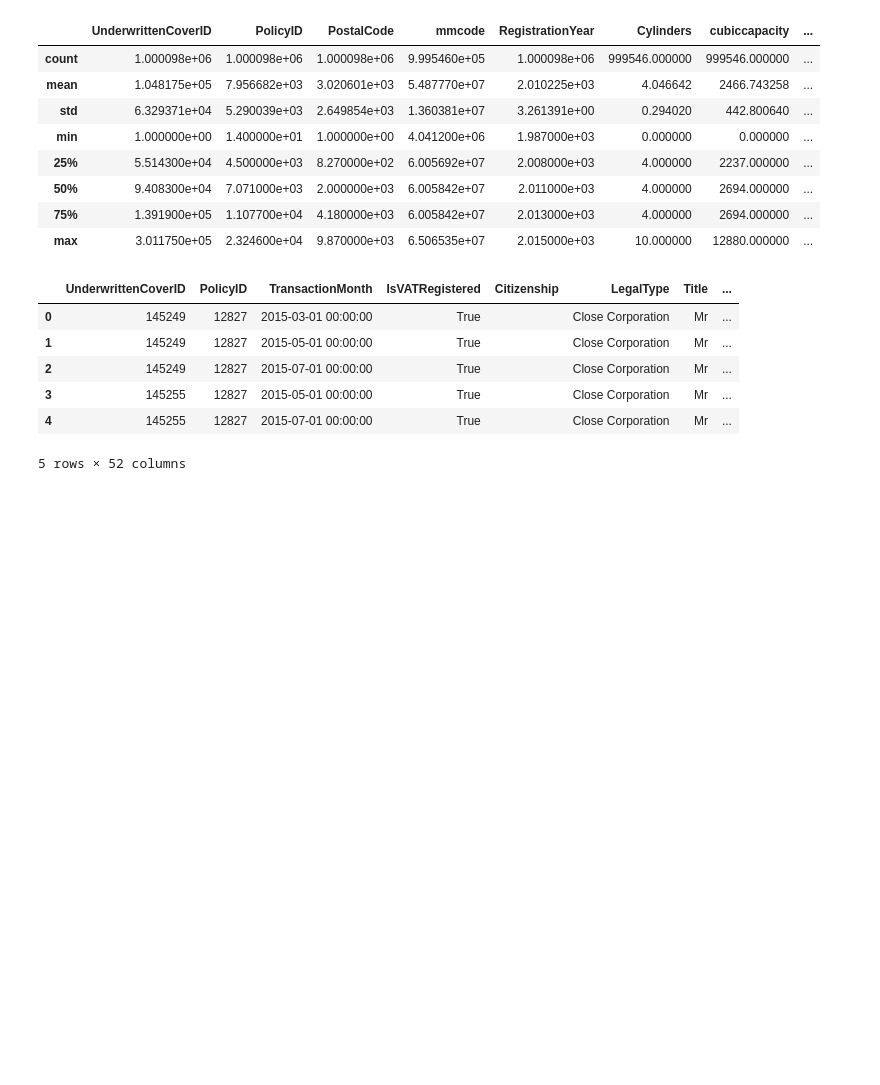
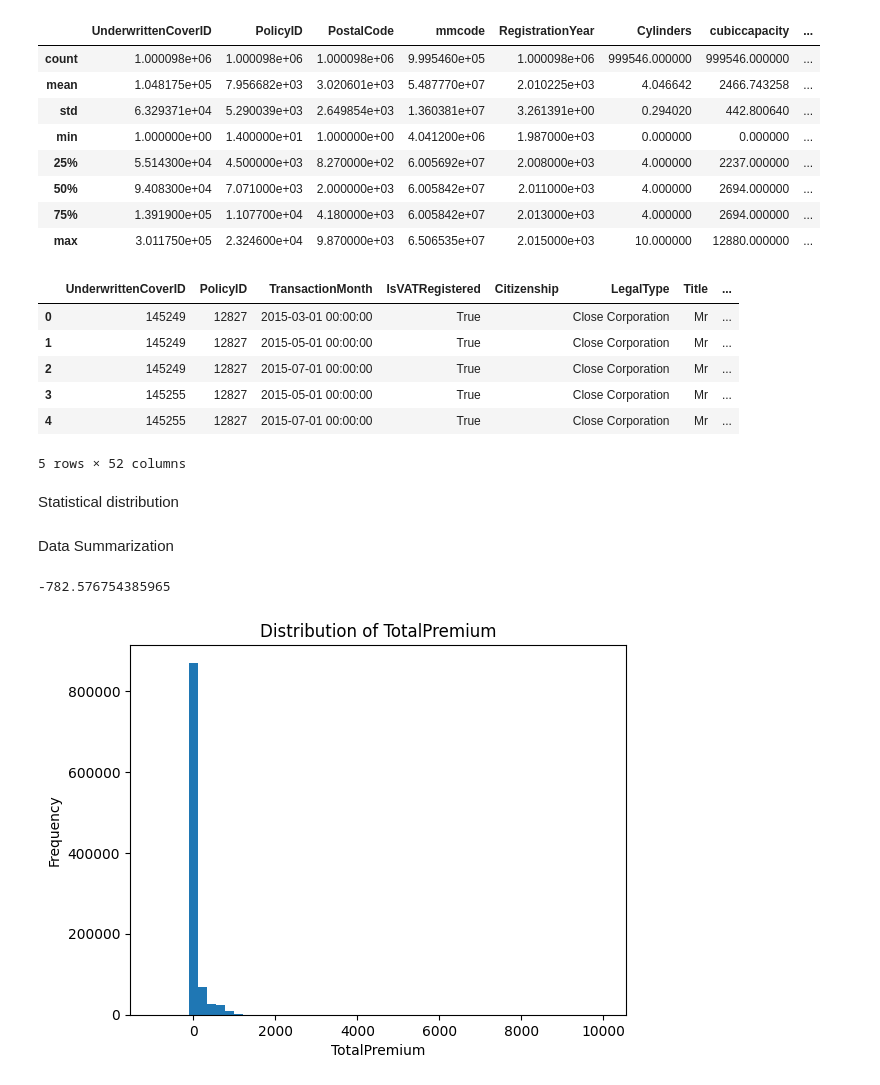
Before and after one commit to KokebBenti/Insurance-Risk-Analytics-Predictive-Modeling, a Jupyter notebook: notebooks/EDA.ipynb, the cells around one changed output. Saved outputs shown, nothing was run; the diff lists cells and outputs as text; code cells hidden in the pictures; blank space fills up the shorter version.

```diff
--- a/notebooks/EDA.ipynb
+++ b/notebooks/EDA.ipynb
@@ -24,3 +27,21 @@ df.head()
 | 3 | 145255 | 12827 | 2015-05-01 00:00:00 | True |  | Close Corporation | Mr | ... |
 | 4 | 145255 | 12827 | 2015-07-01 00:00:00 | True |  | Close Corporation | Mr | ... |
 5 rows × 52 columns
+# %% [markdown]
+Statistical distribution
+# %% [markdown]
+Data Summarization
+# %%
+df['TotalPremium'].min()
+# %% [output]
+-782.576754385965
+# %%
+# statistical distribution for Total Premium
+import matplotlib.pyplot as plt
+plt.hist(df['TotalPremium'],bins=50,range=(-1000,10000))
+plt.title('Distribution of TotalPremium')
+plt.xlabel('TotalPremium')
+plt.ylabel('Frequency')
+plt.show()
+# %% [output]
+[figure, added]
```
Also changed, not shown: parts of 19 cells of this notebook.
